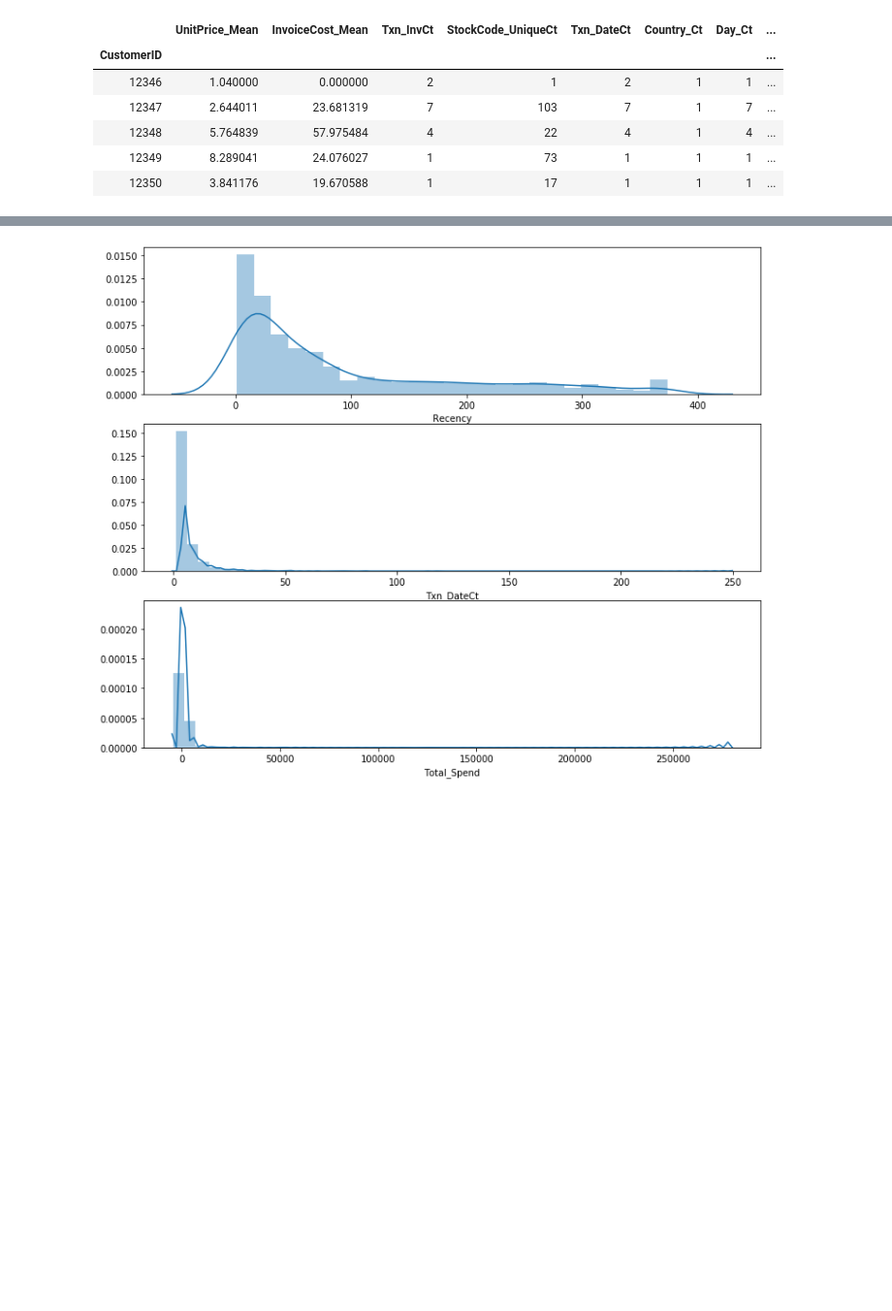
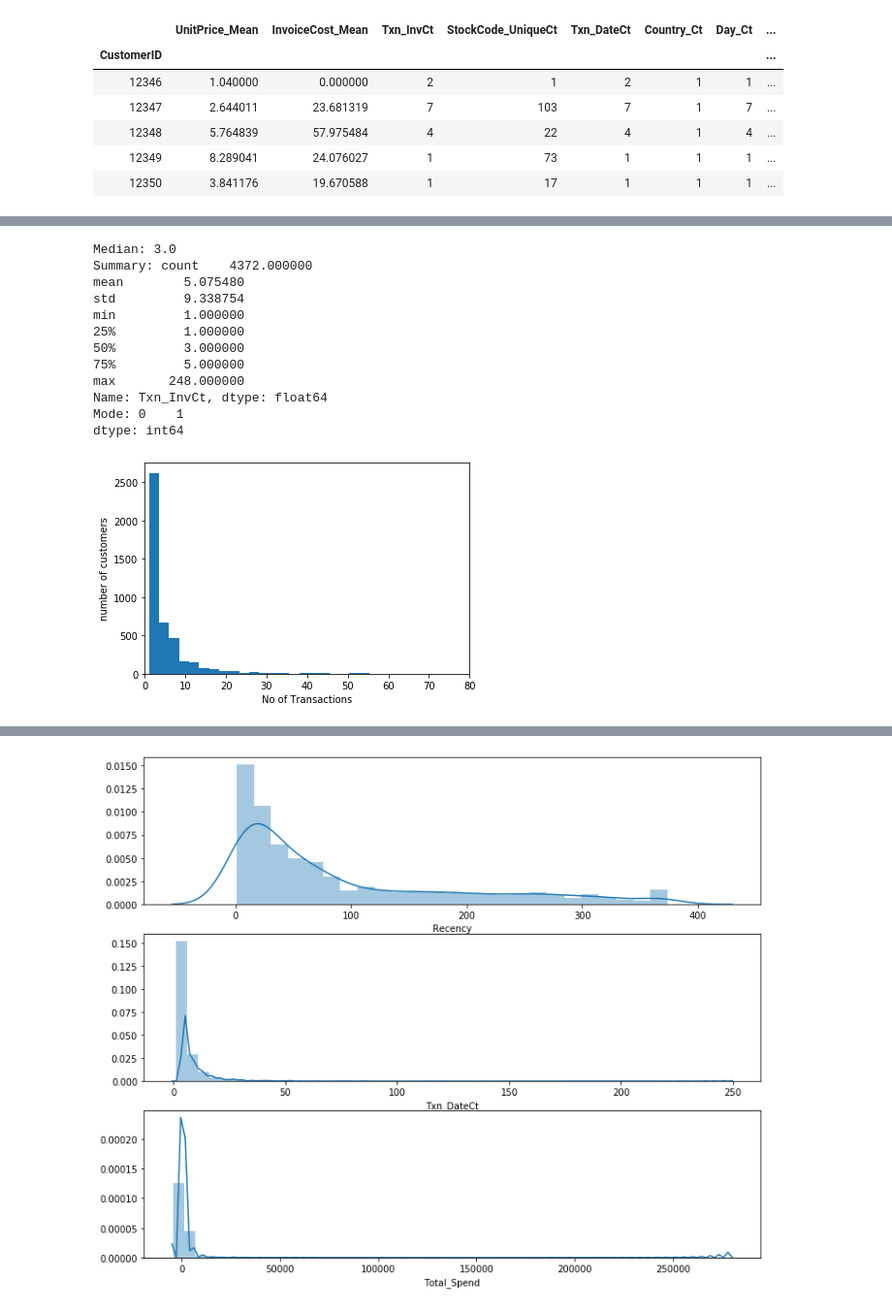
Before and after one commit to lotus17/springboard, a Jupyter notebook: Capstone1 data explore.ipynb, the cells around one changed output, grey strips where cells are left out. Shown at 97% size. Saved outputs shown, nothing was run; the diff lists cells and outputs as text; code cells hidden in the pictures; blank space fills up the shorter version.

```diff
--- a/Capstone1 data explore.ipynb
+++ b/Capstone1 data explore.ipynb
@@ -290,0 +363,22 @@ Index(['UnitPrice_Mean', 'InvoiceCost_Mean', 'Txn_InvCt', 'StockCode_UniqueCt',
+# %%
+_ = plt.hist(data_final['Txn_InvCt'], bins=100)
+_ = plt.xlabel('No of Transactions')
+_ = plt.ylabel('number of customers')
+_ = plt.xlim(0, 80)
+print('Median:', data_final['Txn_InvCt'].median())
+print('Summary:', data_final['Txn_InvCt'].describe())
+print('Mode:', data_final['Txn_InvCt'].mode())
+# %% [output]
+Median: 3.0
+Summary: count    4372.000000
+mean        5.075480
+std         9.338754
+min         1.000000
+25%         1.000000
+50%         3.000000
+75%         5.000000
+max       248.000000
+Name: Txn_InvCt, dtype: float64
+Mode: 0    1
+dtype: int64
+[figure, added]
```
Also changed, not shown: parts of 15 cells of this notebook.
